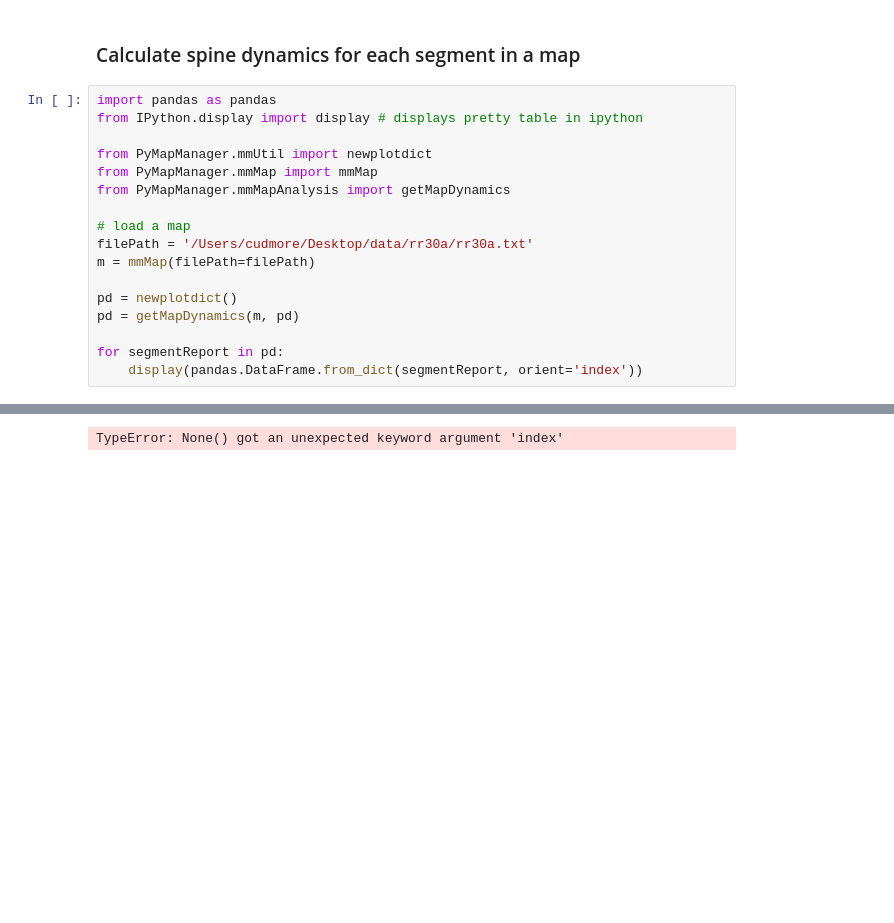
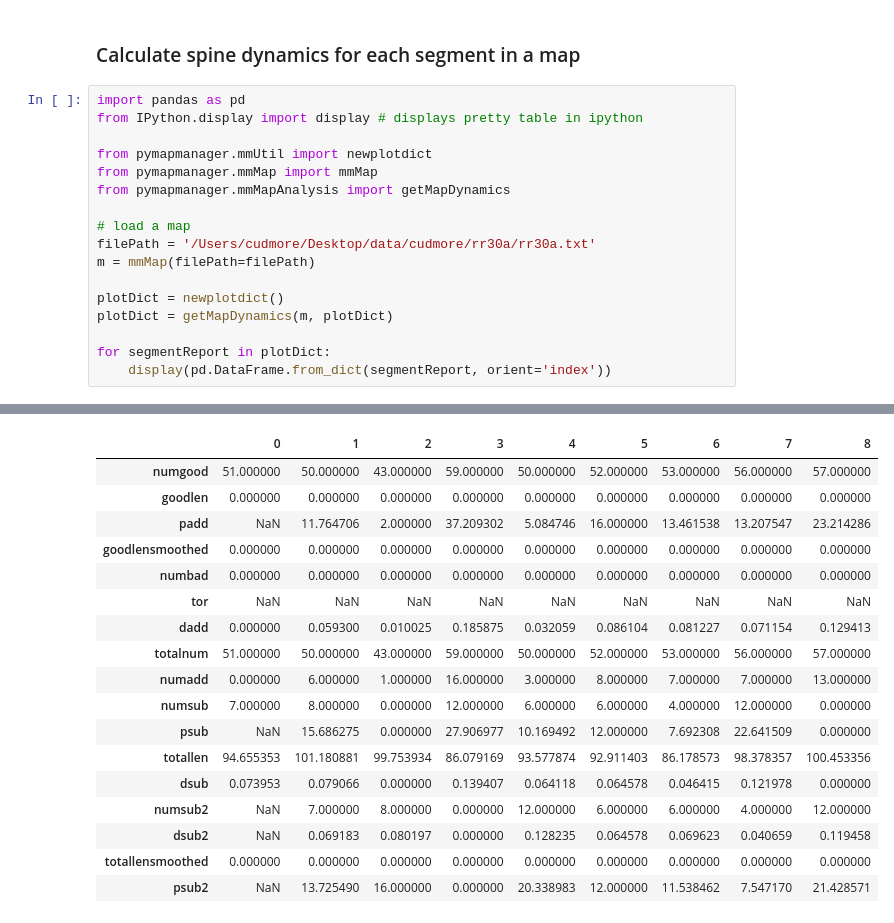
Before and after one commit to cudmore/PyMapManager, a Jupyter notebook: PyMapManager/examples/dynamics.ipynb, the cells around one changed output, grey strips where cells are left out. Saved outputs shown, nothing was run; the diff lists cells and outputs as text; blank space fills up the shorter version.

```diff
--- a/PyMapManager/examples/dynamics.ipynb
+++ b/PyMapManager/examples/dynamics.ipynb
@@ -20,20 +20,20 @@ mmMap.getMapValues3() took 0.21 seconds
 # %% [markdown]
 ### Calculate spine dynamics for each segment in a map
 # %%
-import pandas as pandas
+import pandas as pd
 from IPython.display import display # displays pretty table in ipython
 
-from PyMapManager.mmUtil import newplotdict
-from PyMapManager.mmMap import mmMap
-from PyMapManager.mmMapAnalysis import getMapDynamics
+from pymapmanager.mmUtil import newplotdict
+from pymapmanager.mmMap import mmMap
+from pymapmanager.mmMapAnalysis import getMapDynamics
 
 # load a map
-filePath = '/Users/cudmore/Desktop/data/rr30a/rr30a.txt'
+filePath = '/Users/cudmore/Desktop/data/cudmore/rr30a/rr30a.txt'
 m = mmMap(filePath=filePath)
 
-pd = newplotdict()
-pd = getMapDynamics(m, pd)
+plotDict = newplotdict()
+plotDict = getMapDynamics(m, plotDict)
 
-for segmentReport in pd:
-    display(pandas.DataFrame.from_dict(segmentReport, orient='index'))
+for segmentReport in plotDict:
+    display(pd.DataFrame.from_dict(segmentReport, orient='index'))
 # %% [output]
@@ -41 +42,18 @@ map rr30a loaded in 0.35 seconds.
-TypeError: None() got an unexpected keyword argument 'index'
+|  | 0 | 1 | 2 | 3 | 4 | 5 | 6 | 7 | 8 |
+| numgood | 51.000000 | 50.000000 | 43.000000 | 59.000000 | 50.000000 | 52.000000 | 53.000000 | 56.000000 | 57.000000 |
+| goodlen | 0.000000 | 0.000000 | 0.000000 | 0.000000 | 0.000000 | 0.000000 | 0.000000 | 0.000000 | 0.000000 |
+| padd | NaN | 11.764706 | 2.000000 | 37.209302 | 5.084746 | 16.000000 | 13.461538 | 13.207547 | 23.214286 |
+| goodlensmoothed | 0.000000 | 0.000000 | 0.000000 | 0.000000 | 0.000000 | 0.000000 | 0.000000 | 0.000000 | 0.000000 |
+| numbad | 0.000000 | 0.000000 | 0.000000 | 0.000000 | 0.000000 | 0.000000 | 0.000000 | 0.000000 | 0.000000 |
+| tor | NaN | NaN | NaN | NaN | NaN | NaN | NaN | NaN | NaN |
+| dadd | 0.000000 | 0.059300 | 0.010025 | 0.185875 | 0.032059 | 0.086104 | 0.081227 | 0.071154 | 0.129413 |
+| totalnum | 51.000000 | 50.000000 | 43.000000 | 59.000000 | 50.000000 | 52.000000 | 53.000000 | 56.000000 | 57.000000 |
+| numadd | 0.000000 | 6.000000 | 1.000000 | 16.000000 | 3.000000 | 8.000000 | 7.000000 | 7.000000 | 13.000000 |
+| numsub | 7.000000 | 8.000000 | 0.000000 | 12.000000 | 6.000000 | 6.000000 | 4.000000 | 12.000000 | 0.000000 |
+| psub | NaN | 15.686275 | 0.000000 | 27.906977 | 10.169492 | 12.000000 | 7.692308 | 22.641509 | 0.000000 |
+| totallen | 94.655353 | 101.180881 | 99.753934 | 86.079169 | 93.577874 | 92.911403 | 86.178573 | 98.378357 | 100.453356 |
+| dsub | 0.073953 | 0.079066 | 0.000000 | 0.139407 | 0.064118 | 0.064578 | 0.046415 | 0.121978 | 0.000000 |
+| numsub2 | NaN | 7.000000 | 8.000000 | 0.000000 | 12.000000 | 6.000000 | 6.000000 | 4.000000 | 12.000000 |
+| dsub2 | NaN | 0.069183 | 0.080197 | 0.000000 | 0.128235 | 0.064578 | 0.069623 | 0.040659 | 0.119458 |
+| totallensmoothed | 0.000000 | 0.000000 | 0.000000 | 0.000000 | 0.000000 | 0.000000 | 0.000000 | 0.000000 | 0.000000 |
+| psub2 | NaN | 13.725490 | 16.000000 | 0.000000 | 20.338983 | 12.000000 | 11.538462 | 7.547170 | 21.428571 |
```
Also changed, not shown: parts of 3 cells of this notebook, 25 other files.
